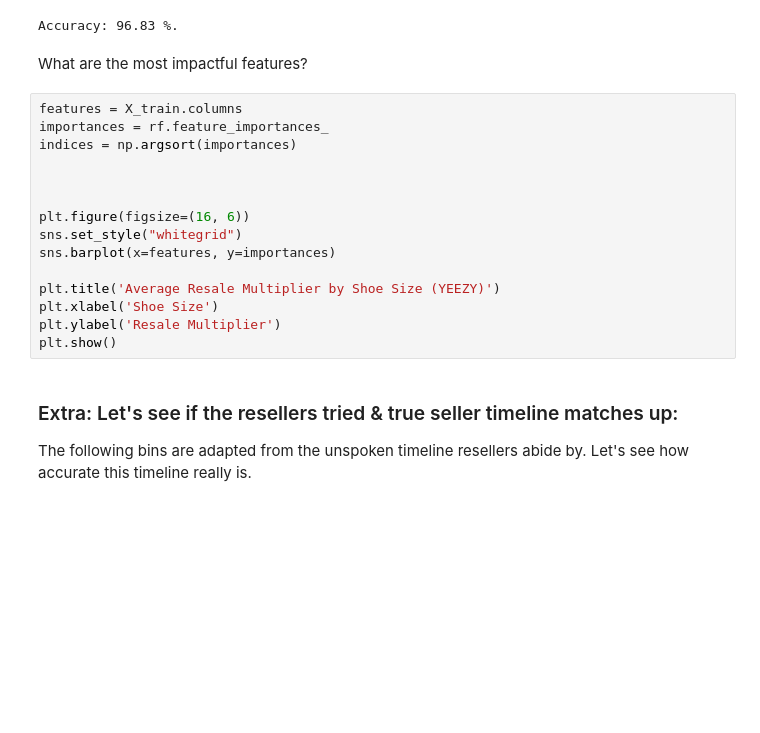
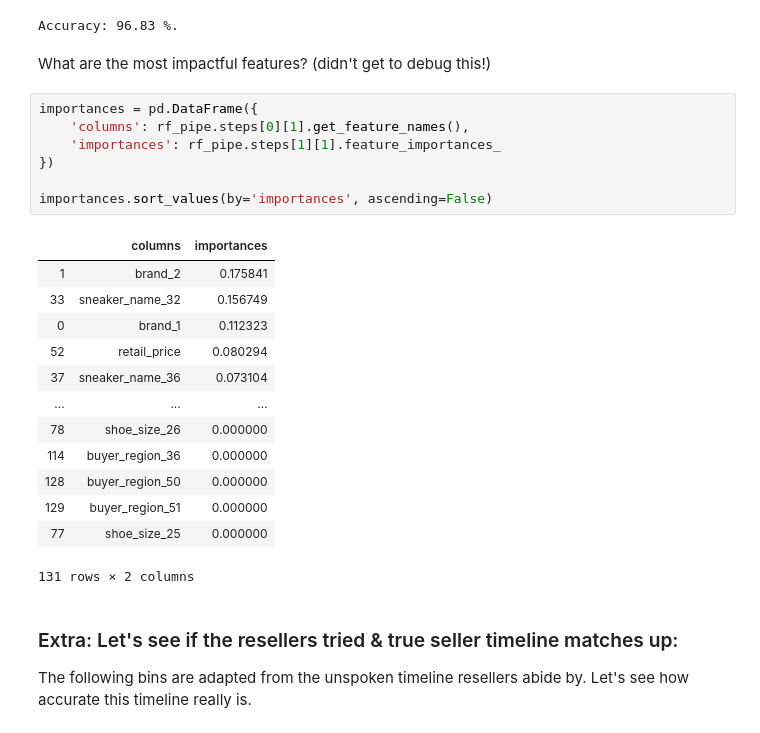
Before and after one commit to JonathanBechtel/DAT-01-21, a Jupyter notebook: Homework/Unit4/studentprojects/Shela_HW4/Shela_HW4_Sneakers.ipynb, the cells around one changed output. Cells and saved outputs as stored; diff of their text form; blank space fills up the shorter version.

```diff
--- a/Homework/Unit4/studentprojects/Shela_HW4/Shela_HW4_Sneakers.ipynb
+++ b/Homework/Unit4/studentprojects/Shela_HW4/Shela_HW4_Sneakers.ipynb
@@ -436,22 +436,28 @@ print('Accuracy:', round(accuracy, 2), '%.')
 # %% [output]
 Accuracy: 96.83 %.
 # %% [markdown]
-What are the most impactful features?
+What are the most impactful features? (didn't get to debug this!)
-# %%
-features = X_train.columns
-importances = rf.feature_importances_
-indices = np.argsort(importances)
-
-
-
-plt.figure(figsize=(16, 6))
-sns.set_style("whitegrid")
-sns.barplot(x=features, y=importances)
-
-plt.title('Average Resale Multiplier by Shoe Size (YEEZY)')
-plt.xlabel('Shoe Size')
-plt.ylabel('Resale Multiplier')
-plt.show()
+# %%
+importances = pd.DataFrame({
+    'columns': rf_pipe.steps[0][1].get_feature_names(),
+    'importances': rf_pipe.steps[1][1].feature_importances_
+})
+
+importances.sort_values(by='importances', ascending=False)
+# %% [output]
+|  | columns | importances |
+| 1 | brand_2 | 0.175841 |
+| 33 | sneaker_name_32 | 0.156749 |
+| 0 | brand_1 | 0.112323 |
+| 52 | retail_price | 0.080294 |
+| 37 | sneaker_name_36 | 0.073104 |
+| ... | ... | ... |
+| 78 | shoe_size_26 | 0.000000 |
+| 114 | buyer_region_36 | 0.000000 |
+| 128 | buyer_region_50 | 0.000000 |
+| 129 | buyer_region_51 | 0.000000 |
+| 77 | shoe_size_25 | 0.000000 |
+131 rows × 2 columns
 # %% [markdown]
 ### Extra: Let's see if the resellers tried & true seller timeline matches up:
 The following bins are adapted from the unspoken timeline resellers abide by. Let's see how accurate this timeline really is.
```
Also changed, not shown: parts of 1 cell of this notebook.
